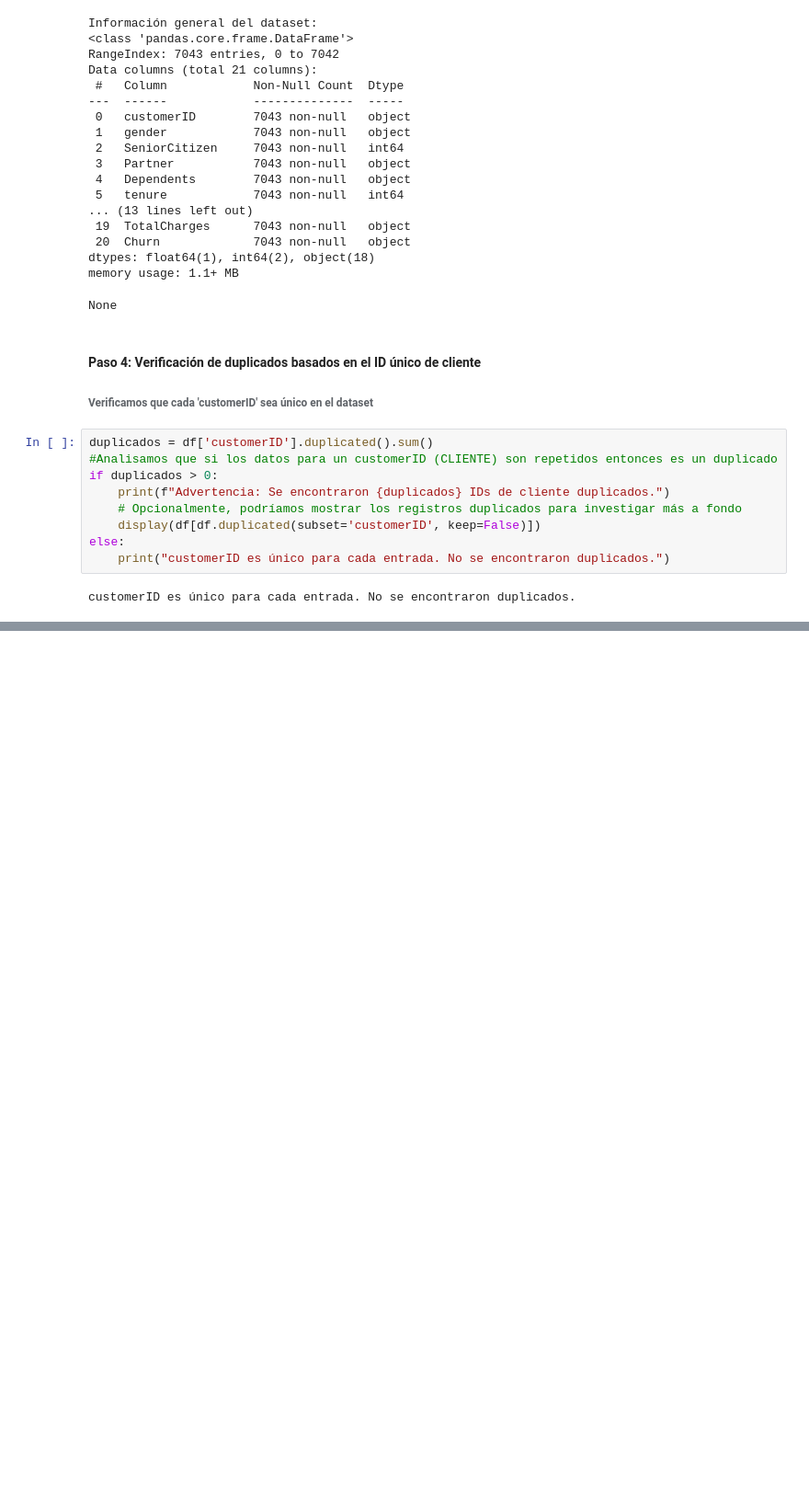
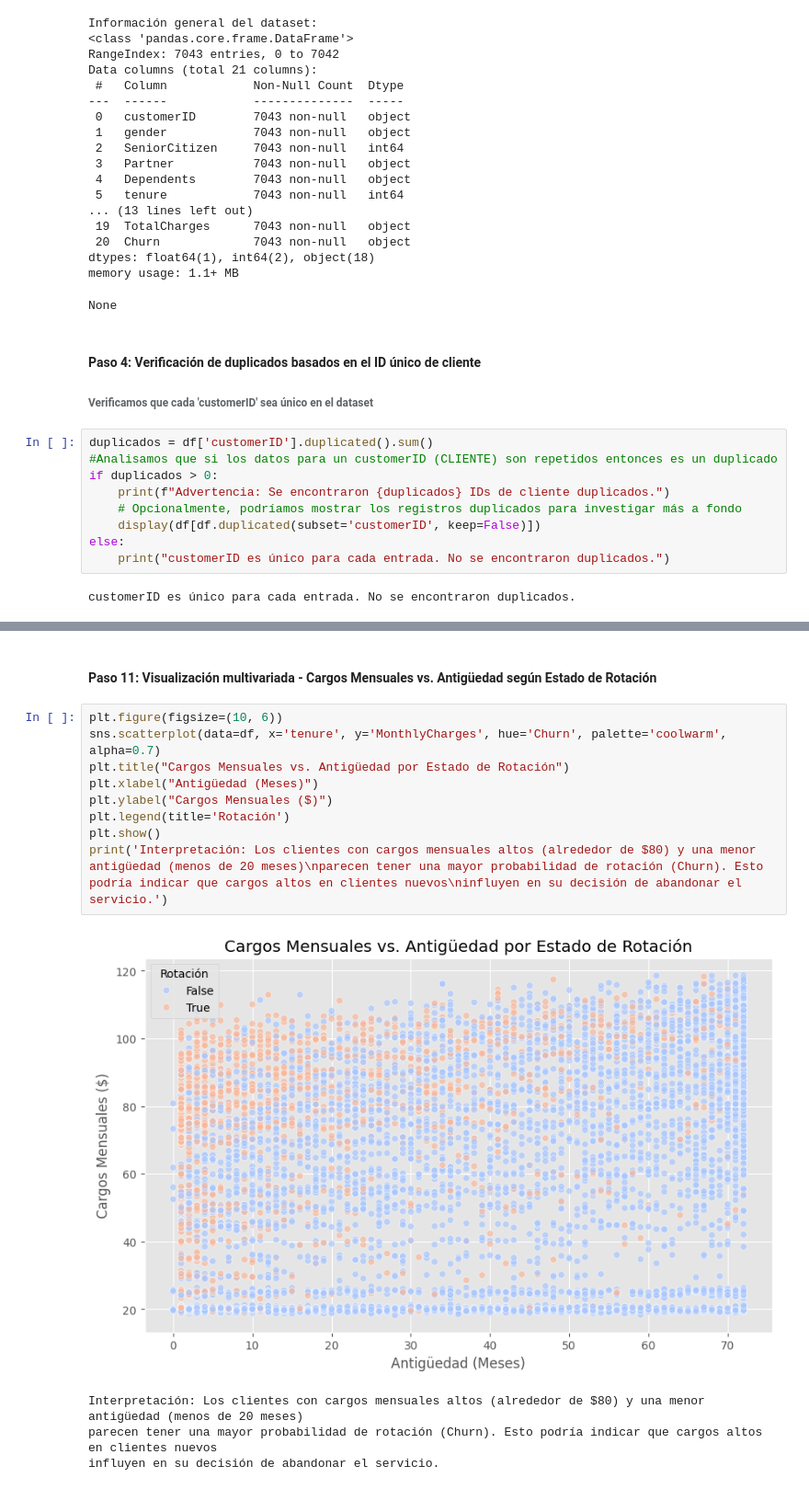
Before and after one commit to Morkand/DataScienceBootcamp, a Jupyter notebook: DataScienceFundamentals/Examenes/Intento3/examen.ipynb, the cells around one changed output, grey strips where cells are left out. Shown: that part at 92% size. Cells and saved outputs as stored; diff of their text form; blank space fills up the shorter version.

```diff
--- a/DataScienceFundamentals/Examenes/Intento3/examen.ipynb
+++ b/DataScienceFundamentals/Examenes/Intento3/examen.ipynb
@@ -89,0 +194,16 @@ print(df.dtypes)
+# %% [markdown]
+#### Paso 11: Visualización multivariada - Cargos Mensuales vs. Antigüedad según Estado de Rotación
+# %%
+plt.figure(figsize=(10, 6))
+sns.scatterplot(data=df, x='tenure', y='MonthlyCharges', hue='Churn', palette='coolwarm', alpha=0.7)
+plt.title("Cargos Mensuales vs. Antigüedad por Estado de Rotación")
+plt.xlabel("Antigüedad (Meses)")
+plt.ylabel("Cargos Mensuales ($)")
+plt.legend(title='Rotación')
+plt.show()
+print('Interpretación: Los clientes con cargos mensuales altos (alrededor de $80) y una menor antigüedad (menos de 20 meses)\nparecen tener una mayor probabilidad de rotación (Churn). Esto podría indicar que cargos altos en clientes nuevos\ninfluyen en su decisión de abandonar el servicio.')
+# %% [output]
+[figure, added]
+Interpretación: Los clientes con cargos mensuales altos (alrededor de $80) y una menor antigüedad (menos de 20 meses)
+parecen tener una mayor probabilidad de rotación (Churn). Esto podría indicar que cargos altos en clientes nuevos
+influyen en su decisión de abandonar el servicio.
```
Also changed, not shown: parts of 12 cells of this notebook.
